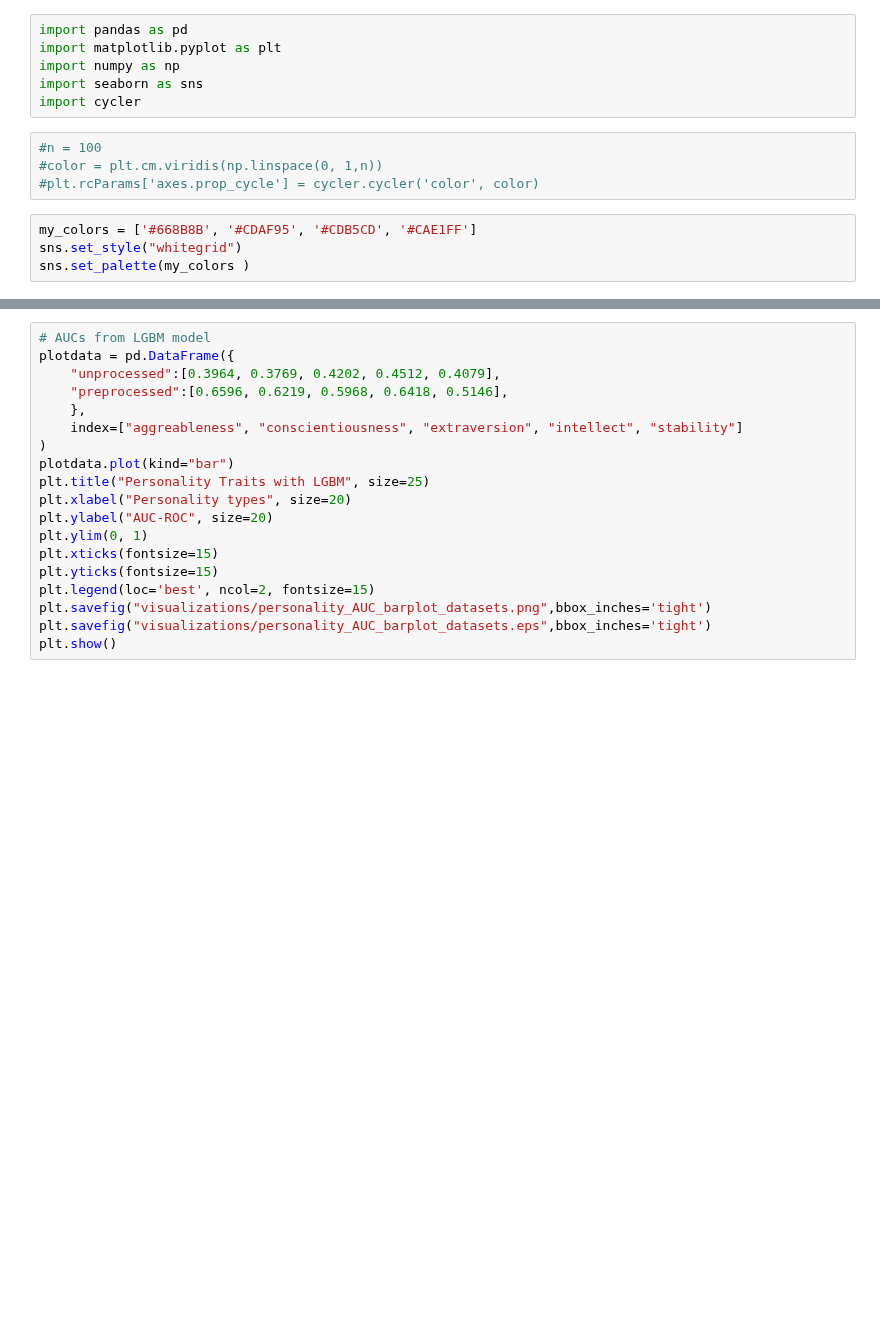
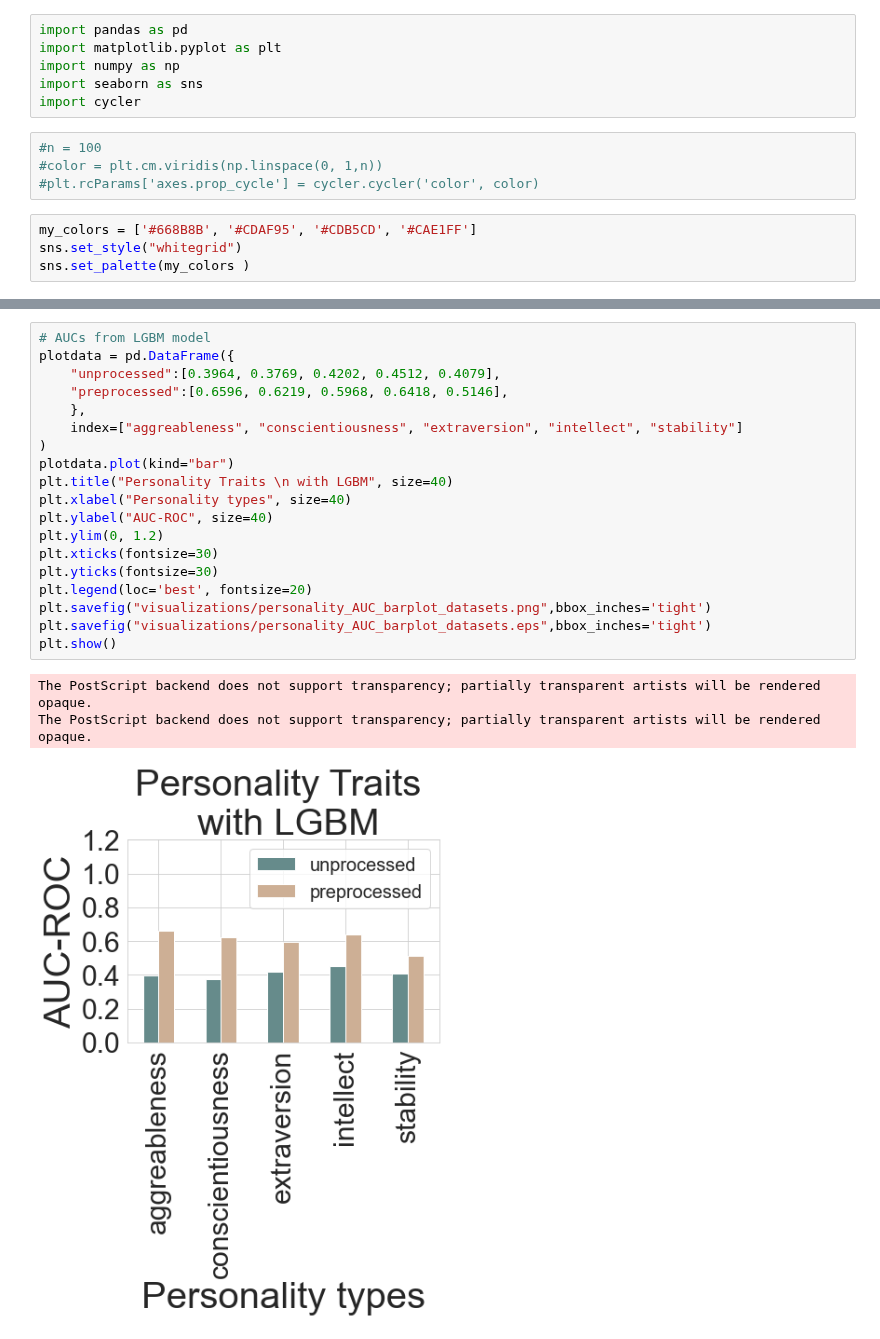
Before and after one commit to kcristinaa/RAIS-miniproject, a Jupyter notebook: notebooks_correlations_and_visualizations/barplots_models_results.ipynb, the cells around one changed output, grey strips where cells are left out. Saved outputs shown, nothing was run; the diff lists cells and outputs as text; blank space fills up the shorter version.

```diff
--- a/notebooks_correlations_and_visualizations/barplots_models_results.ipynb
+++ b/notebooks_correlations_and_visualizations/barplots_models_results.ipynb
@@ -35,22 +39,26 @@ plt.show()
 # %%
 # AUCs from LGBM model
 plotdata = pd.DataFrame({
     "unprocessed":[0.3964, 0.3769, 0.4202, 0.4512, 0.4079],
     "preprocessed":[0.6596, 0.6219, 0.5968, 0.6418, 0.5146],
     },
     index=["aggreableness", "conscientiousness", "extraversion", "intellect", "stability"]
 )
 plotdata.plot(kind="bar")
-plt.title("Personality Traits with LGBM", size=25)
-plt.xlabel("Personality types", size=20)
-plt.ylabel("AUC-ROC", size=20)
-plt.ylim(0, 1)
-plt.xticks(fontsize=15)
-plt.yticks(fontsize=15)
-plt.legend(loc='best', ncol=2, fontsize=15)
+plt.title("Personality Traits \n with LGBM", size=40)
+plt.xlabel("Personality types", size=40)
+plt.ylabel("AUC-ROC", size=40)
+plt.ylim(0, 1.2)
+plt.xticks(fontsize=30)
+plt.yticks(fontsize=30)
+plt.legend(loc='best', fontsize=20)
 plt.savefig("visualizations/personality_AUC_barplot_datasets.png",bbox_inches='tight')
 plt.savefig("visualizations/personality_AUC_barplot_datasets.eps",bbox_inches='tight')
 plt.show()
+# %% [output]
+The PostScript backend does not support transparency; partially transparent artists will be rendered opaque.
+The PostScript backend does not support transparency; partially transparent artists will be rendered opaque.
+[figure, added]
 # %%
 # AUCs from LR model
 plotdata = pd.DataFrame({
```
Also changed, not shown: parts of 4 cells of this notebook, 12 other files.
